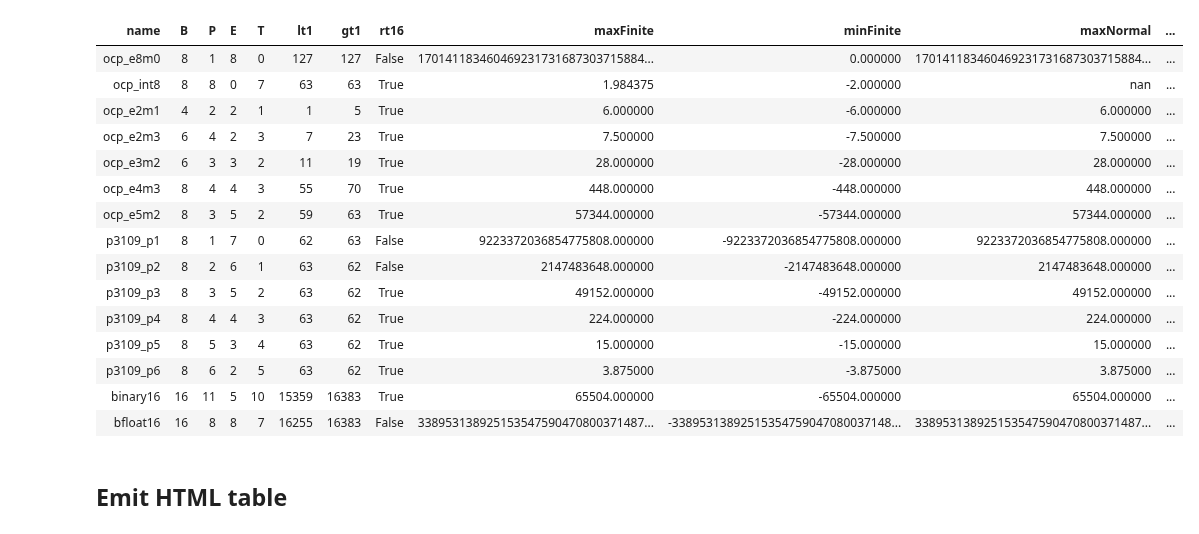
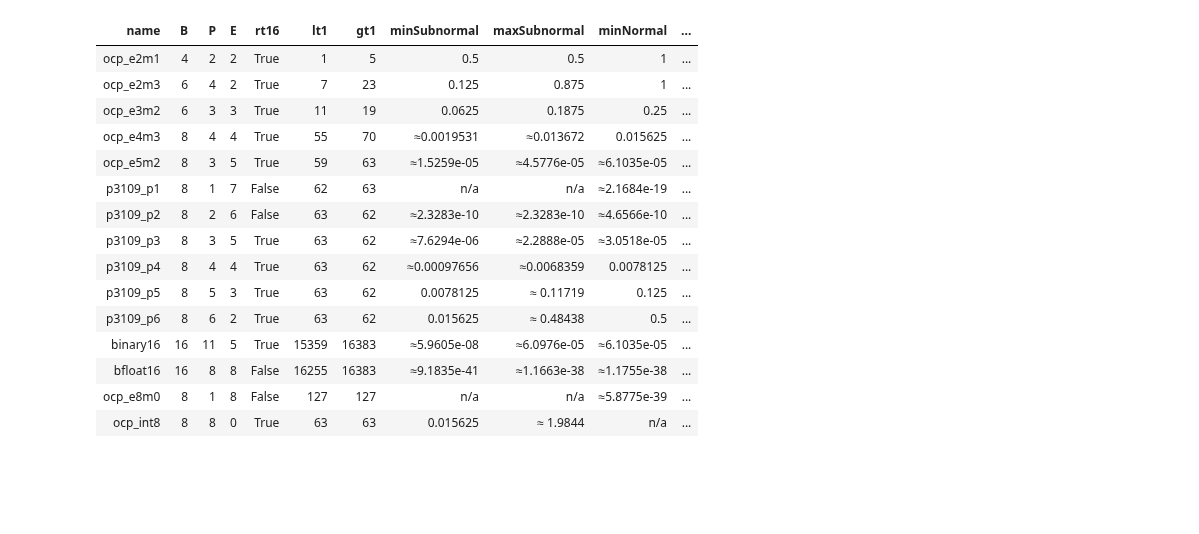
Before and after one commit to graphcore-research/gfloat, a Jupyter notebook: docs/source/02-value-stats.ipynb, the cells around one changed output. Saved outputs shown, nothing was run; the diff lists cells and outputs as text; code cells hidden in the pictures; blank space fills up the shorter version.

```diff
--- a/docs/source/02-value-stats.ipynb
+++ b/docs/source/02-value-stats.ipynb
@@ -25,21 +96,8 @@ by exhaustively enumerating the values.  Naturally, most of these statistics can
 # %%
-%run utils.py
-D = pandas_render  # from utils
-import pandas
-from gfloat import *
-from gfloat.formats import *
-
-import numpy as np
-
-
-def collect_stats(fi: FormatInfo):
+def compute_stats(fi: FormatInfo):
     # Generate all values
     values = [decode_float(fi, i) for i in range(2**fi.bits)]
     df = pandas.DataFrame(values)
-
-    # Extract format information parameters
-    E = fi.expBits
-    S = fi.tSignificandBits
 
     # Compute statistics: lt1,gt1
     fval = df["fval"]
@@ -50,68 +108,70 @@ def collect_stats(fi: FormatInfo):
     finite_vals = fval[np.isfinite(fval)]
     maxFinite = finite_vals.loc[finite_vals.idxmax()]
     minFinite = finite_vals.loc[finite_vals.idxmin()]
+    assert maxFinite == fi.max
+    assert minFinite == fi.min
 
     # Compute statistics: maxNormal,minNormal
     normal_vals = fval[(df["fclass"] == FloatClass.NORMAL) & (fval > 0)]
     maxNormal = normal_vals.loc[normal_vals.idxmax()] if normal_vals.any() else np.nan
     minNormal = normal_vals.loc[normal_vals.idxmin()] if normal_vals.any() else np.nan
+    assert np.isnan(maxNormal) or maxNormal == fi.max
+    assert np.isnan(minNormal) or minNormal == fi.smallest_normal
 
     # Compute statistics: minSubnormal
     pos_subnormal = fval[(df["fclass"] == FloatClass.SUBNORMAL) & (fval > 0)]
     maxSubnormal = (
         pos_subnormal.loc[pos_subnormal.idxmax()] if pos_subnormal.any() else np.nan
     )
     minSubnormal = (
         pos_subnormal.loc[pos_subnormal.idxmin()] if pos_subnormal.any() else np.nan
     )
+    assert np.isnan(minSubnormal) or minSubnormal == fi.smallest_subnormal
+
+    assert np.nanmin([minSubnormal, minNormal]) == fi.smallest
 
     # Compute roundtrips: rt16, rt32
     with np.errstate(over="ignore"):
         rt16 = (np.float64(np.float16(fval)) == np.float64(fval)) | ~np.isfinite(fval)
         rt32 = (np.float64(np.float32(fval)) == np.float64(fval)) | ~np.isfinite(fval)
 
     rt16 = rt16.all()
     rt32 = rt32.all()
     assert rt32  # If not, we should include rt32 in the table
 
     # Assemble tuple
     return dict(
         name=fi.name,
         B=fi.bits,
         P=fi.precision,
-        E=E,
-        T=S,
+        E=fi.expBits,
+        rt16=rt16,
         lt1=total_01,
         gt1=total_1Inf,
-        rt16=rt16,
-        maxFinite=maxFinite,
-        minFinite=minFinite,
-        maxNormal=maxNormal,
-        minNormal=minNormal,
         minSubnormal=minSubnormal,
         maxSubnormal=maxSubnormal,
+        minNormal=minNormal,
+        maxNormal=maxNormal,
     )
 
 
-stats = [collect_stats(fi) for fi in all_formats if fi.bits <= 16]
-df = pandas.DataFrame(stats)
-D(df)
+stats = [compute_stats(fi) for fi in all_formats if fi.bits <= 16]
+df2 = pandas.DataFrame(stats)
+D(df2, format=partial(render_float, True))
 # %% [output]
-| name | B | P | E | T | lt1 | gt1 | rt16 | maxFinite | minFinite | maxNormal | ... |
-| ocp_e8m0 | 8 | 1 | 8 | 0 | 127 | 127 | False | 170141183460469231731687303715884... | 0.000000 | 170141183460469231731687303715884... | ... |
-| ocp_int8 | 8 | 8 | 0 | 7 | 63 | 63 | True | 1.984375 | -2.000000 | nan | ... |
-| ocp_e2m1 | 4 | 2 | 2 | 1 | 1 | 5 | True | 6.000000 | -6.000000 | 6.000000 | ... |
-| ocp_e2m3 | 6 | 4 | 2 | 3 | 7 | 23 | True | 7.500000 | -7.500000 | 7.500000 | ... |
-| ocp_e3m2 | 6 | 3 | 3 | 2 | 11 | 19 | True | 28.000000 | -28.000000 | 28.000000 | ... |
-| ocp_e4m3 | 8 | 4 | 4 | 3 | 55 | 70 | True | 448.000000 | -448.000000 | 448.000000 | ... |
-| ocp_e5m2 | 8 | 3 | 5 | 2 | 59 | 63 | True | 57344.000000 | -57344.000000 | 57344.000000 | ... |
-| p3109_p1 | 8 | 1 | 7 | 0 | 62 | 63 | False | 9223372036854775808.000000 | -9223372036854775808.000000 | 9223372036854775808.000000 | ... |
-| p3109_p2 | 8 | 2 | 6 | 1 | 63 | 62 | False | 2147483648.000000 | -2147483648.000000 | 2147483648.000000 | ... |
-| p3109_p3 | 8 | 3 | 5 | 2 | 63 | 62 | True | 49152.000000 | -49152.000000 | 49152.000000 | ... |
-| p3109_p4 | 8 | 4 | 4 | 3 | 63 | 62 | True | 224.000000 | -224.000000 | 224.000000 | ... |
-| p3109_p5 | 8 | 5 | 3 | 4 | 63 | 62 | True | 15.000000 | -15.000000 | 15.000000 | ... |
-| p3109_p6 | 8 | 6 | 2 | 5 | 63 | 62 | True | 3.875000 | -3.875000 | 3.875000 | ... |
-| binary16 | 16 | 11 | 5 | 10 | 15359 | 16383 | True | 65504.000000 | -65504.000000 | 65504.000000 | ... |
-| bfloat16 | 16 | 8 | 8 | 7 | 16255 | 16383 | False | 338953138925153547590470800371487... | -33895313892515354759047080037148... | 338953138925153547590470800371487... | ... |
+| name | B | P | E | rt16 | lt1 | gt1 | minSubnormal | maxSubnormal | minNormal | ... |
+| ocp_e2m1 | 4 | 2 | 2 | True | 1 | 5 | 0.5 | 0.5 | 1 | ... |
+| ocp_e2m3 | 6 | 4 | 2 | True | 7 | 23 | 0.125 | 0.875 | 1 | ... |
+| ocp_e3m2 | 6 | 3 | 3 | True | 11 | 19 | 0.0625 | 0.1875 | 0.25 | ... |
+| ocp_e4m3 | 8 | 4 | 4 | True | 55 | 70 | ≈0.0019531 | ≈0.013672 | 0.015625 | ... |
+| ocp_e5m2 | 8 | 3 | 5 | True | 59 | 63 | ≈1.5259e-05 | ≈4.5776e-05 | ≈6.1035e-05 | ... |
+| p3109_p1 | 8 | 1 | 7 | False | 62 | 63 | n/a | n/a | ≈2.1684e-19 | ... |
+| p3109_p2 | 8 | 2 | 6 | False | 63 | 62 | ≈2.3283e-10 | ≈2.3283e-10 | ≈4.6566e-10 | ... |
+| p3109_p3 | 8 | 3 | 5 | True | 63 | 62 | ≈7.6294e-06 | ≈2.2888e-05 | ≈3.0518e-05 | ... |
+| p3109_p4 | 8 | 4 | 4 | True | 63 | 62 | ≈0.00097656 | ≈0.0068359 | 0.0078125 | ... |
+| p3109_p5 | 8 | 5 | 3 | True | 63 | 62 | 0.0078125 | ≈ 0.11719 | 0.125 | ... |
+| p3109_p6 | 8 | 6 | 2 | True | 63 | 62 | 0.015625 | ≈ 0.48438 | 0.5 | ... |
+| binary16 | 16 | 11 | 5 | True | 15359 | 16383 | ≈5.9605e-08 | ≈6.0976e-05 | ≈6.1035e-05 | ... |
+| bfloat16 | 16 | 8 | 8 | False | 16255 | 16383 | ≈9.1835e-41 | ≈1.1663e-38 | ≈1.1755e-38 | ... |
+| ocp_e8m0 | 8 | 1 | 8 | False | 127 | 127 | n/a | n/a | ≈5.8775e-39 | ... |
+| ocp_int8 | 8 | 8 | 0 | True | 63 | 63 | 0.015625 | ≈ 1.9844 | n/a | ... |
-# %% [markdown]
-## Emit HTML table
```
Also changed, not shown: parts of 10 cells of this notebook, 5 other files.
